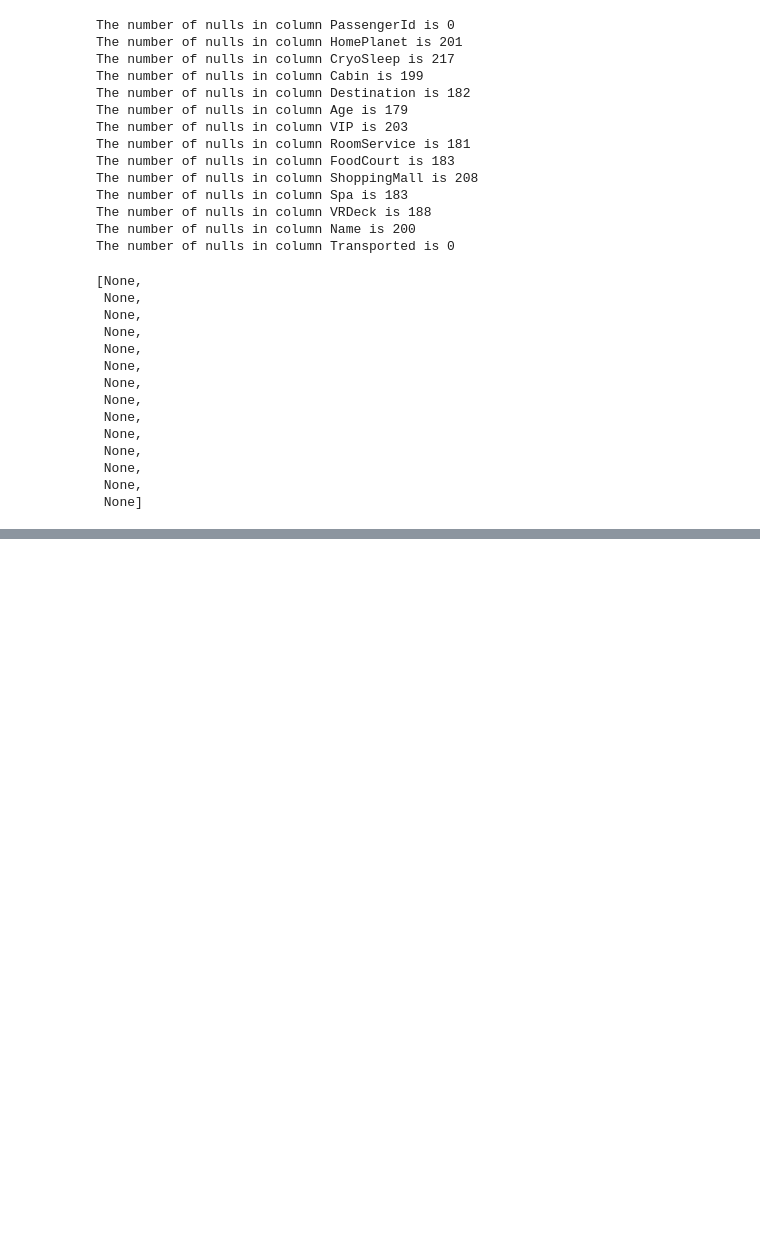
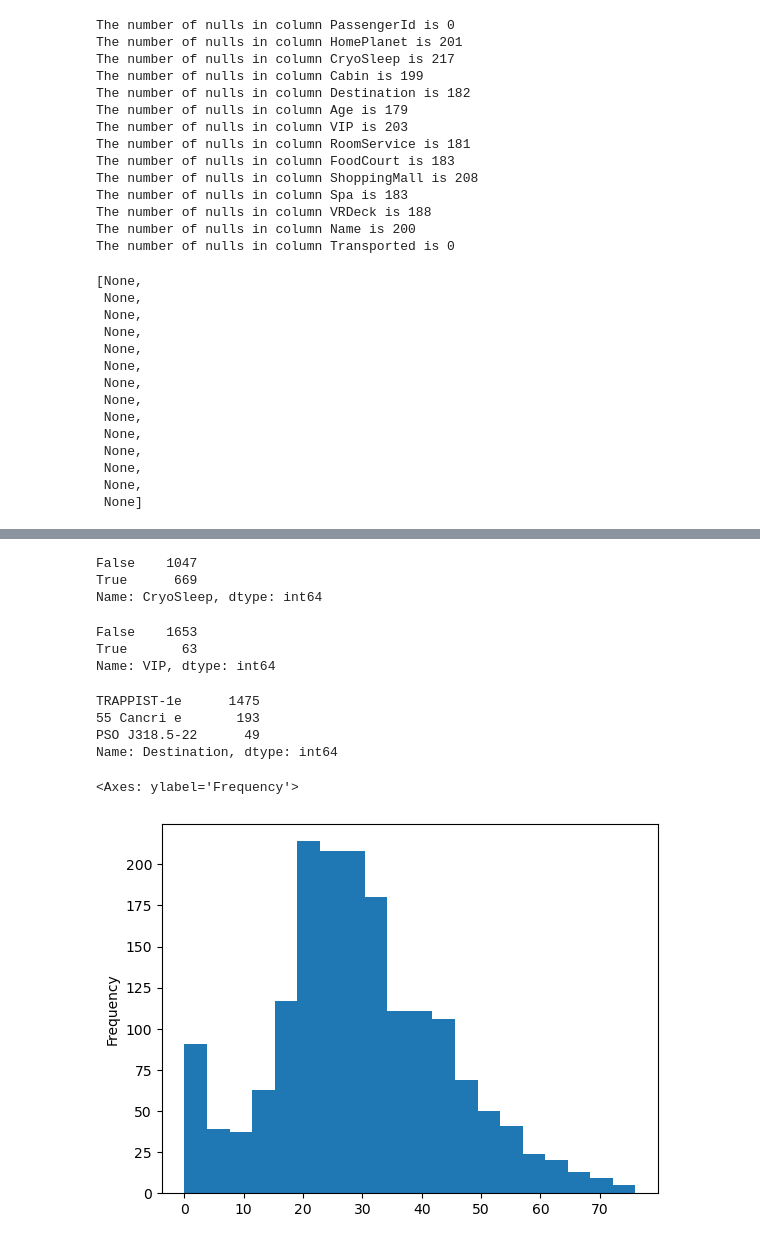
Before and after one commit to jmeisenh/SpaceTitanic, a Jupyter notebook: SpaceShipTitanicWorkflow.ipynb, the cells around one changed output, grey strips where cells are left out. Cells and saved outputs as stored; diff of their text form; code cells hidden in the pictures; blank space fills up the shorter version.

```diff
--- a/SpaceShipTitanicWorkflow.ipynb
+++ b/SpaceShipTitanicWorkflow.ipynb
@@ -83,0 +198,3 @@ That is a fair number of blanks, maybe we can infer some values
+# %%
+dfMartians = df.loc[df['HomePlanet'] == 'Mars']
+dfMartians
@@ -83,0 +215,28 @@ That is a fair number of blanks, maybe we can infer some values
+# %%
+# check crysleep status
+dfMartians.CryoSleep.value_counts()
+# %% [output]
+False    1047
+True      669
+Name: CryoSleep, dtype: int64
+# %%
+# check VIP status
+dfMartians.VIP.value_counts()
+# %% [output]
+False    1653
+True       63
+Name: VIP, dtype: int64
+# %%
+# check destination
+dfMartians.Destination.value_counts()
+# %% [output]
+TRAPPIST-1e      1475
+55 Cancri e       193
+PSO J318.5-22      49
+Name: Destination, dtype: int64
+# %%
+# Check age
+dfMartians.Age.plot(kind = 'hist', bins = 20)
+# %% [output]
+<Axes: ylabel='Frequency'>
+[figure, added]
```
Also changed, not shown: parts of 28 cells of this notebook.
